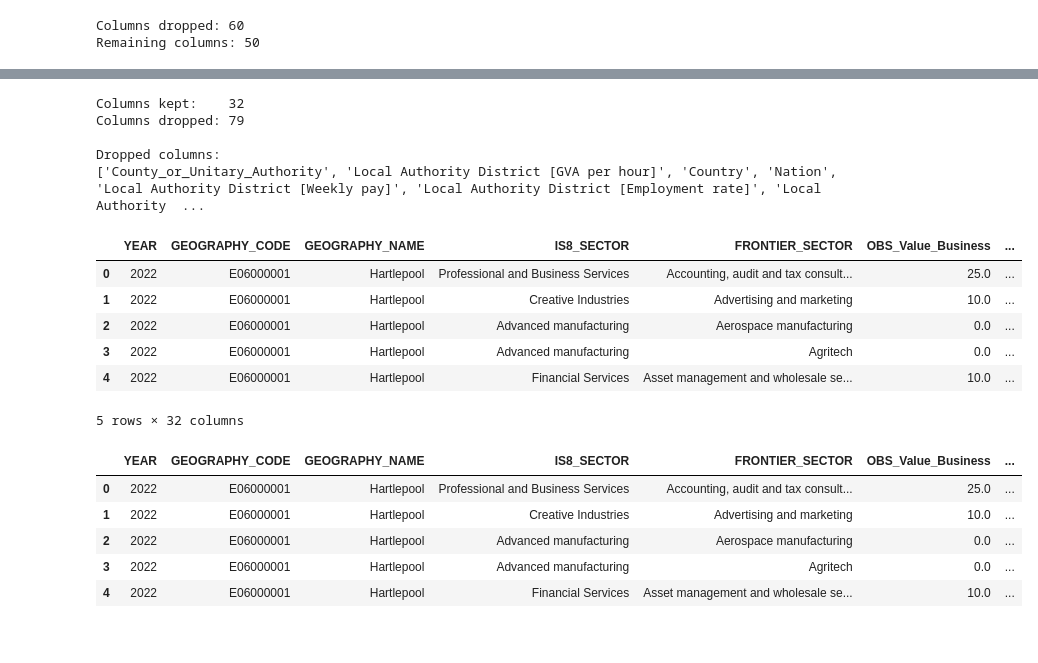
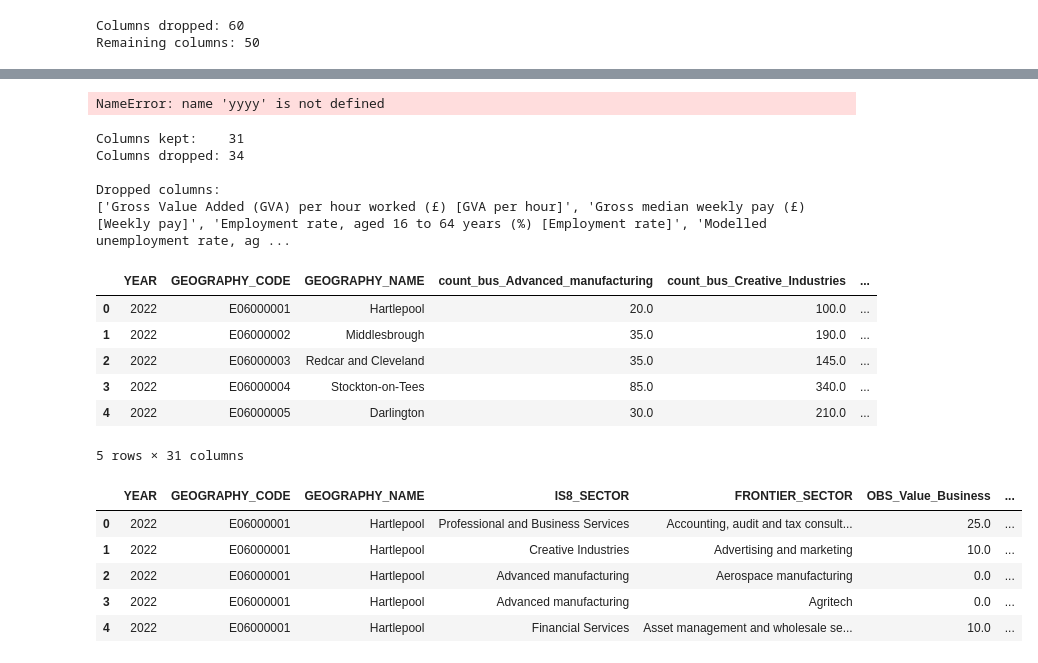
Before and after one commit to Phirtia/Economic_Observatory, a Jupyter notebook: notebooks/Diane/Analysis_version1_Diane.ipynb, the cells around one changed output, grey strips where cells are left out. Drawn from its saved outputs; the diff is of its cells as text; code cells hidden in the pictures.

Commit message:
Analysis update

```diff
--- a/notebooks/Diane/Analysis_version1_Diane.ipynb
+++ b/notebooks/Diane/Analysis_version1_Diane.ipynb
@@ -18,3 +2,0 @@ clean_data = Path("G:/Mi unidad/Master_LSE/Git-hub/Economic_Observatory/Data/cle
-# %%
-analysis_data = pd.read_csv(clean_data / "local_indicators_with_LAD_all_sample_sector.csv")
-analysis_data.head(50)
@@ -131,0 +397,25 @@ x_controls.head()
+# %%
+y_pivot = y.pivot_table(
+    index=['YEAR', 'GEOGRAPHY_CODE', 'GEOGRAPHY_NAME'],
+    columns='IS8_SECTOR',
+    values=['OBS_Value_Business', 'OBS_Value_Employment', 'growth_firms', 'growth_emp'],
+    aggfunc='first'
+).reset_index()
+
+# Flatten MultiIndex columns
+y_pivot.columns = [
+    '_'.join(col).strip('_') if isinstance(col, tuple) else col
+    for col in y_pivot.columns
+]
+y_pivot.columns.name = None
+
+# Rename prefixes to shorter versions
+y_pivot.columns = (y_pivot.columns
+    .str.replace('OBS_Value_Business_', 'count_bus_')
+    .str.replace('OBS_Value_Employment_', 'count_em_')
+    .str.replace('growth_firms_', 'gfirms_')
+    .str.replace('growth_emp_', 'gemp_')
+    .str.replace(' ', '_')
+)
+print(y_pivot.shape)
+y_pivot.head()
@@ -131,0 +431,10 @@ x_controls.head()
+# %%
+fd_area_code = y_pivot.merge(
+    x_controls,
+    left_on='GEOGRAPHY_NAME',
+    right_on='County_or_Unitary_Authority',
+    how='left'
+).drop(columns='County_or_Unitary_Authority')
+
+print(fd_area_code.shape)
+fd_area_code.head(50)
@@ -132,30 +461,34 @@ x_controls.head()
+# %%
+yyyy
+# %% [output]
+NameError: name 'yyyy' is not defined
 # %%
-threshold = 0.1  # drop columns with more than 10% missing
-missing_pct = analysis_data.isnull().mean()  # gives proportion (0 to 1)
+threshold = 0.01  # drop columns with more than 1% missing
+missing_pct = fd_area_code.isnull().mean()  # gives proportion (0 to 1)
 cols_to_keep = missing_pct[missing_pct < threshold].index.tolist()
 cols_to_drop = missing_pct[missing_pct >= threshold].index.tolist()
 
 print(f"Columns kept:    {len(cols_to_keep)}")
 print(f"Columns dropped: {len(cols_to_drop)}")
 print(f"\nDropped columns:\n{cols_to_drop}")
 
 # Apply
-X_clean = analysis_data[cols_to_keep]
+X_clean = fd_area_code[cols_to_keep]
 
 X_clean.head()
 # %% [output]
-Columns kept:    32
-Columns dropped: 79
+Columns kept:    31
+Columns dropped: 34
 
 Dropped columns:
-['County_or_Unitary_Authority', 'Local Authority District [GVA per hour]', 'Country', 'Nation', 'Local Authority District [Weekly pay]', 'Local Authority District [Employment rate]', 'Local Authority  ...
+['Gross Value Added (GVA) per hour worked (£) [GVA per hour]', 'Gross median weekly pay (£) [Weekly pay]', 'Employment rate, aged 16 to 64 years (%) [Employment rate]', 'Modelled unemployment rate, ag ...
-|  | YEAR | GEOGRAPHY_CODE | GEOGRAPHY_NAME | IS8_SECTOR | FRONTIER_SECTOR | OBS_Value_Business | ... |
-| 0 | 2022 | E06000001 | Hartlepool | Professional and Business Services | Accounting, audit and tax consult... | 25.0 | ... |
-| 1 | 2022 | E06000001 | Hartlepool | Creative Industries | Advertising and marketing | 10.0 | ... |
-| 2 | 2022 | E06000001 | Hartlepool | Advanced manufacturing | Aerospace manufacturing | 0.0 | ... |
-| 3 | 2022 | E06000001 | Hartlepool | Advanced manufacturing | Agritech | 0.0 | ... |
-| 4 | 2022 | E06000001 | Hartlepool | Financial Services | Asset management and wholesale se... | 10.0 | ... |
+|  | YEAR | GEOGRAPHY_CODE | GEOGRAPHY_NAME | count_bus_Advanced_manufacturing | count_bus_Creative_Industries | ... |
+| 0 | 2022 | E06000001 | Hartlepool | 20.0 | 100.0 | ... |
+| 1 | 2022 | E06000002 | Middlesbrough | 35.0 | 190.0 | ... |
+| 2 | 2022 | E06000003 | Redcar and Cleveland | 35.0 | 145.0 | ... |
+| 3 | 2022 | E06000004 | Stockton-on-Tees | 85.0 | 340.0 | ... |
+| 4 | 2022 | E06000005 | Darlington | 30.0 | 210.0 | ... |
-5 rows × 32 columns
+5 rows × 31 columns
 # %%
 #Variables with growth rates:
 X_clean= X_clean.rename(columns={
```
Also changed, not shown: parts of 15 cells of this notebook.
